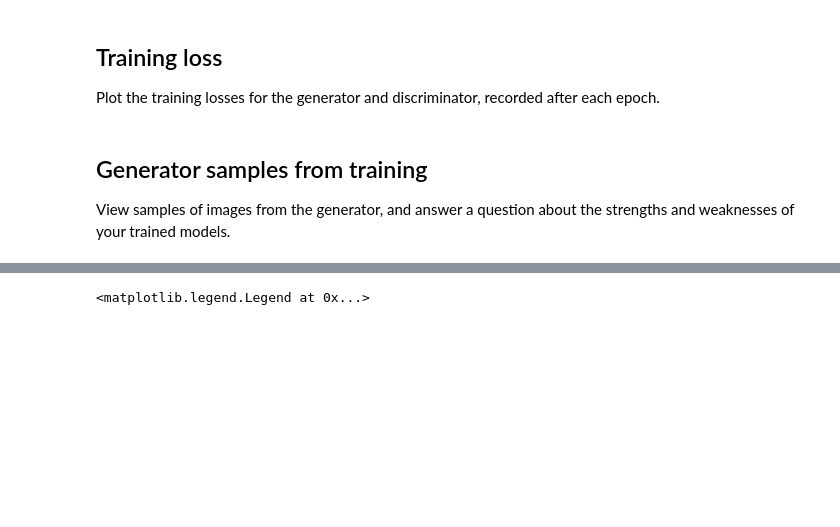
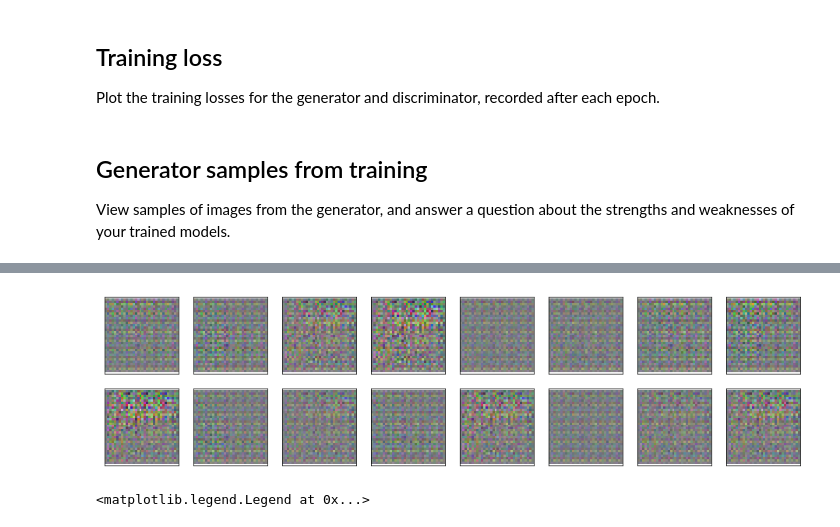
Before and after one commit to Melmarn/face-generation, a Jupyter notebook: dlnd_face_generation.ipynb, the cells around one changed output, grey strips where cells are left out. Cells and saved outputs as stored; diff of their text form; code cells hidden in the pictures; blank space fills up the shorter version.

```diff
--- a/dlnd_face_generation.ipynb
+++ b/dlnd_face_generation.ipynb
@@ -654,3 +683,18 @@ Plot the training losses for the generator and discriminator, recorded after eac
 ## Generator samples from training
 
 View samples of images from the generator, and answer a question about the strengths and weaknesses of your trained models.
+# %%
+# helper function for viewing a list of passed in sample images
+def view_samples(epoch, samples):
+    fig, axes = plt.subplots(figsize=(16,4), nrows=2, ncols=8, sharey=True, sharex=True)
+    for ax, img in zip(axes.flatten(), samples[epoch]):
+        img = img.detach().cpu().numpy()
+        img = np.transpose(img, (1, 2, 0))
+        img = ((img + 1)*255 / (2)).astype(np.uint8)
+        ax.xaxis.set_visible(False)
+        ax.yaxis.set_visible(False)
+        im = ax.imshow(img.reshape((32,32,3)))
+# %%
+# Load samples from generator, taken while training
+with open('train_samples.pkl', 'rb') as f:
+    samples = pkl.load(f)
@@ -657,3 +711,7 @@ View samples of images from the generator, and answer a question about the stren
+# %%
+_ = view_samples(-1, samples)
+# %% [output]
+[figure, added]
 # %%
 # helper function for viewing a list of passed in sample images
 def view_samples(epoch, samples):
```
Also changed, not shown: parts of 8 cells of this notebook.
